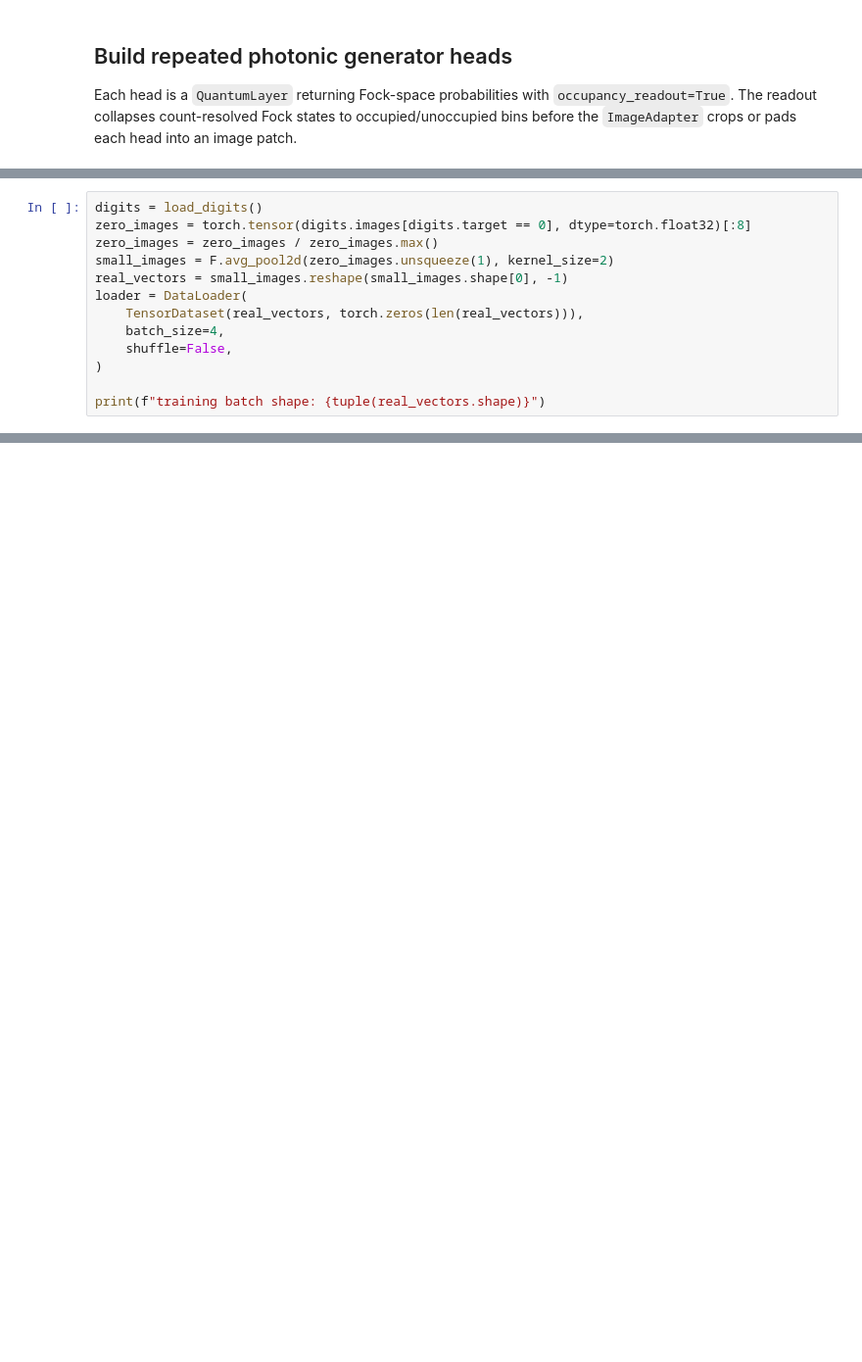
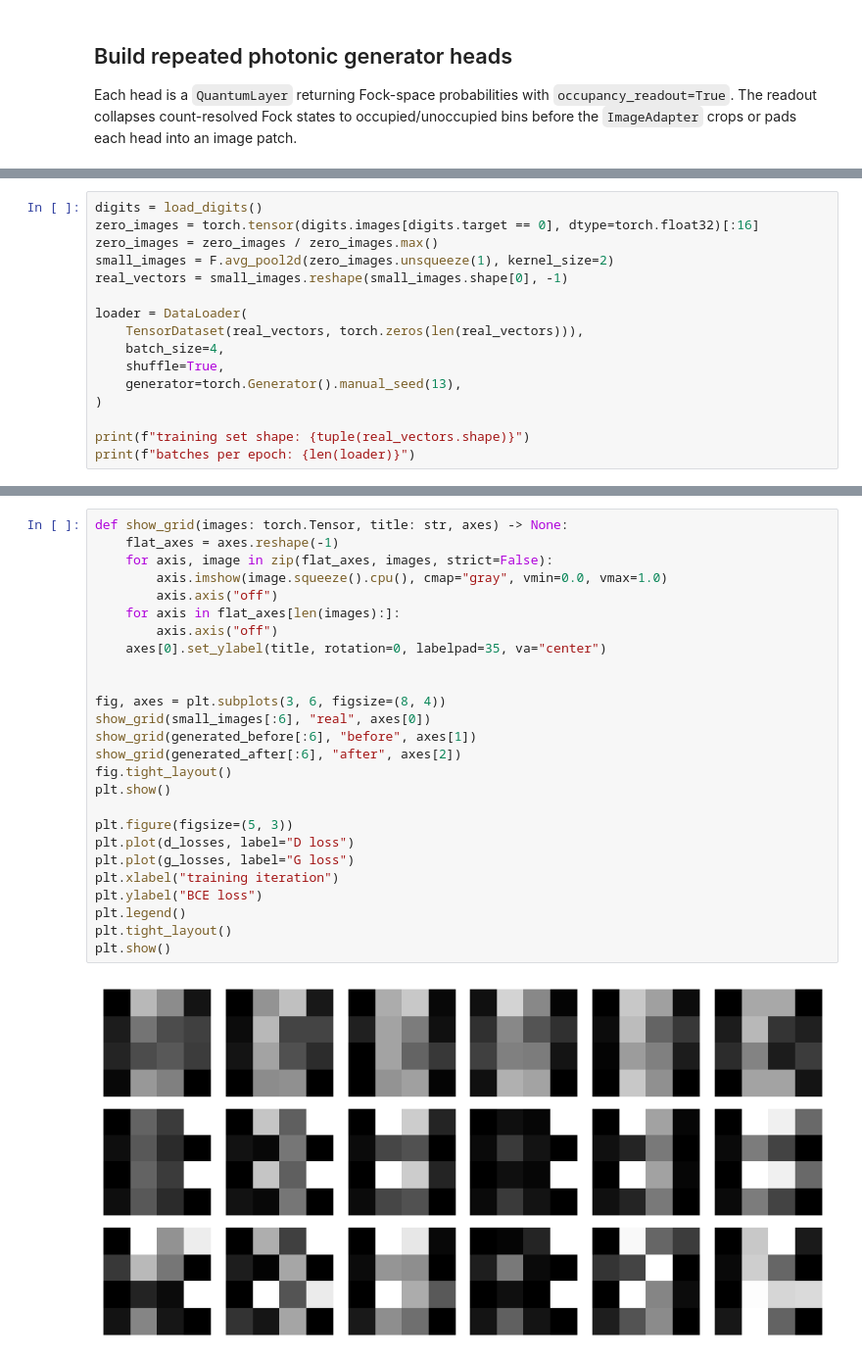
Before and after one commit to Tancredoss/merlin, a Jupyter notebook: docs/source/notebooks/reproduced_papers/photonic_QGAN.ipynb, the cells around one changed output, grey strips where cells are left out. Shown at 98% size. Drawn from its saved outputs; the diff is of its cells as text; blank space fills up the shorter version.

Commit message:
Expand photonic QGAN notebook training

```diff
--- a/docs/source/notebooks/reproduced_papers/photonic_QGAN.ipynb
+++ b/docs/source/notebooks/reproduced_papers/photonic_QGAN.ipynb
@@ -76,14 +77,17 @@ The original reproduction trains on image data. For a fast documentation run, we
 # %%
 digits = load_digits()
-zero_images = torch.tensor(digits.images[digits.target == 0], dtype=torch.float32)[:8]
+zero_images = torch.tensor(digits.images[digits.target == 0], dtype=torch.float32)[:16]
 zero_images = zero_images / zero_images.max()
 small_images = F.avg_pool2d(zero_images.unsqueeze(1), kernel_size=2)
 real_vectors = small_images.reshape(small_images.shape[0], -1)
+
 loader = DataLoader(
     TensorDataset(real_vectors, torch.zeros(len(real_vectors))),
     batch_size=4,
-    shuffle=False,
+    shuffle=True,
+    generator=torch.Generator().manual_seed(13),
 )
 
-print(f"training batch shape: {tuple(real_vectors.shape)}")
+print(f"training set shape: {tuple(real_vectors.shape)}")
+print(f"batches per epoch: {len(loader)}")
 # %% [output]
@@ -144,0 +170,28 @@ generator received gradients: True
+# %%
+def show_grid(images: torch.Tensor, title: str, axes) -> None:
+    flat_axes = axes.reshape(-1)
+    for axis, image in zip(flat_axes, images, strict=False):
+        axis.imshow(image.squeeze().cpu(), cmap="gray", vmin=0.0, vmax=1.0)
+        axis.axis("off")
+    for axis in flat_axes[len(images):]:
+        axis.axis("off")
+    axes[0].set_ylabel(title, rotation=0, labelpad=35, va="center")
+
+
+fig, axes = plt.subplots(3, 6, figsize=(8, 4))
+show_grid(small_images[:6], "real", axes[0])
+show_grid(generated_before[:6], "before", axes[1])
+show_grid(generated_after[:6], "after", axes[2])
+fig.tight_layout()
+plt.show()
+
+plt.figure(figsize=(5, 3))
+plt.plot(d_losses, label="D loss")
+plt.plot(g_losses, label="G loss")
+plt.xlabel("training iteration")
+plt.ylabel("BCE loss")
+plt.legend()
+plt.tight_layout()
+plt.show()
+# %% [output]
+[figure, added]
```
Also changed, not shown: parts of 10 cells of this notebook, 1 other file.
